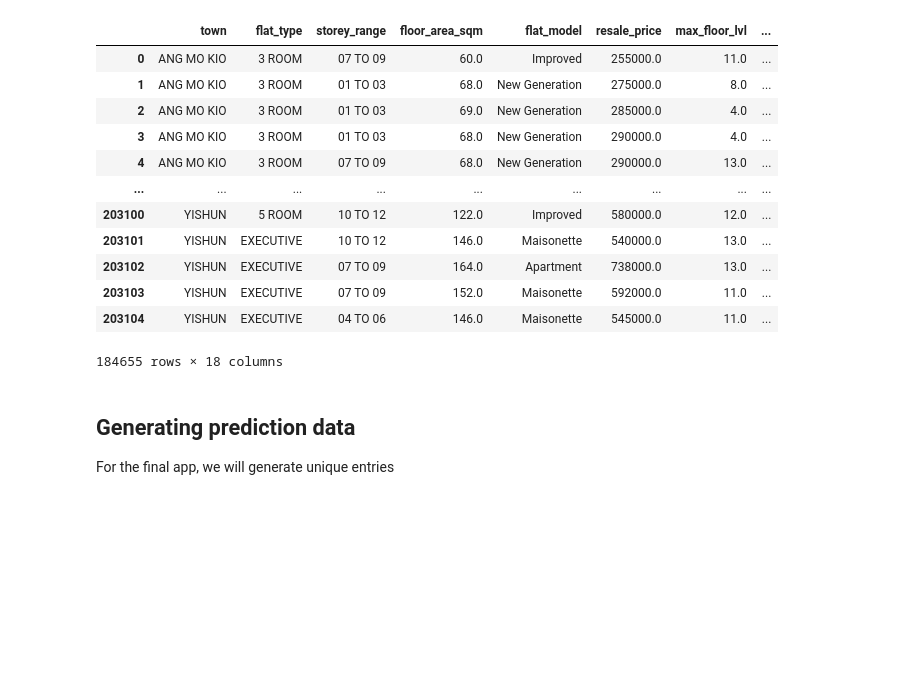
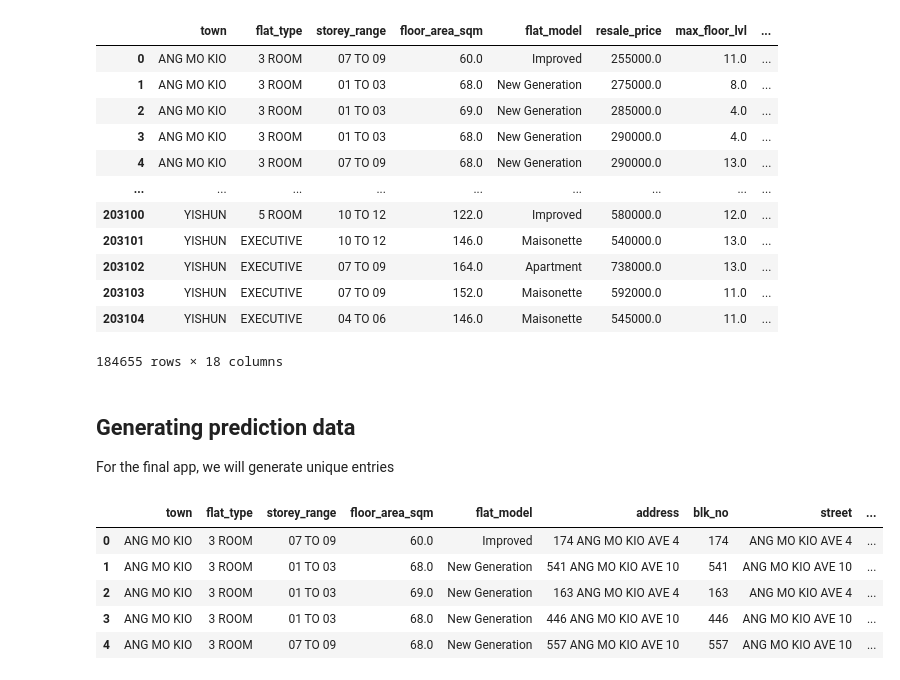
Before and after one commit to tzz89/hdb_resale_prediction, a Jupyter notebook: notebooks/data_preprocessing.ipynb, the cells around one changed output. Saved outputs shown, nothing was run; the diff lists cells and outputs as text; code cells hidden in the pictures; blank space fills up the shorter version.

```diff
--- a/notebooks/data_preprocessing.ipynb
+++ b/notebooks/data_preprocessing.ipynb
@@ -257,7 +259,8 @@ For the final app, we will generate unique entries
 # %%
 # we will retain for columns for the test data so we can show more information in the UI
 class DropColumnsForTest(TransformerMixin, BaseEstimator):
-    def __init__(self, drop_columns=['block', "street_name", "lease_commence_date", "address","year_completed", "total_dwelling_units"]):
+    def __init__(self, drop_columns=['block', "street_name", "lease_commence_date","year_completed", "total_dwelling_units",
+                                     "resale_price"]):
         self.drop_columns = drop_columns
 
     def fit(self,X,y=None):
@@ -268,16 +271,23 @@ class DropColumnsForTest(TransformerMixin, BaseEstimator):
 # %%
 preprocessing_for_test_pipeline = Pipeline(steps=[
     ('cvt_flat_type',FlatTypeToCat(flat_type_col="flat_type")),
     ('cvt_sale_date',SaleDate2Yearmonth(sale_date_col="month")),
     ('cvt_storey_range',StoreyRangeCat(storey_range_col='storey_range')),
     ("cvt_remaining_lease", RemainingLease(remaining_lease_col='remaining_lease')),
     ("drop_columns", DropColumnsForTest())
 ])
 
 
-
-test_df = preprocessing_pipeline.fit_transform(raw_df)
+test_df = pd.read_csv("../data/raw_df.csv")
+test_df = preprocessing_for_test_pipeline.fit_transform(raw_df)
 #removing noisy data for training purposes
-test_df = processed_df[processed_df["remaining_lease_months"]>5]
-test_df = processed_df[processed_df["remaining_lease_months"]<1187]
-test_df
+test_df = test_df[test_df["remaining_lease_months"]>5]
+test_df = test_df[test_df["remaining_lease_months"]<1187]
+test_df.head()
+# %% [output]
+|  | town | flat_type | storey_range | floor_area_sqm | flat_model | address | blk_no | street | ... |
+| 0 | ANG MO KIO | 3 ROOM | 07 TO 09 | 60.0 | Improved | 174 ANG MO KIO AVE 4 | 174 | ANG MO KIO AVE 4 | ... |
+| 1 | ANG MO KIO | 3 ROOM | 01 TO 03 | 68.0 | New Generation | 541 ANG MO KIO AVE 10 | 541 | ANG MO KIO AVE 10 | ... |
+| 2 | ANG MO KIO | 3 ROOM | 01 TO 03 | 69.0 | New Generation | 163 ANG MO KIO AVE 4 | 163 | ANG MO KIO AVE 4 | ... |
+| 3 | ANG MO KIO | 3 ROOM | 01 TO 03 | 68.0 | New Generation | 446 ANG MO KIO AVE 10 | 446 | ANG MO KIO AVE 10 | ... |
+| 4 | ANG MO KIO | 3 ROOM | 07 TO 09 | 68.0 | New Generation | 557 ANG MO KIO AVE 10 | 557 | ANG MO KIO AVE 10 | ... |
```
Also changed, not shown: parts of 16 cells of this notebook, 11 other files.
